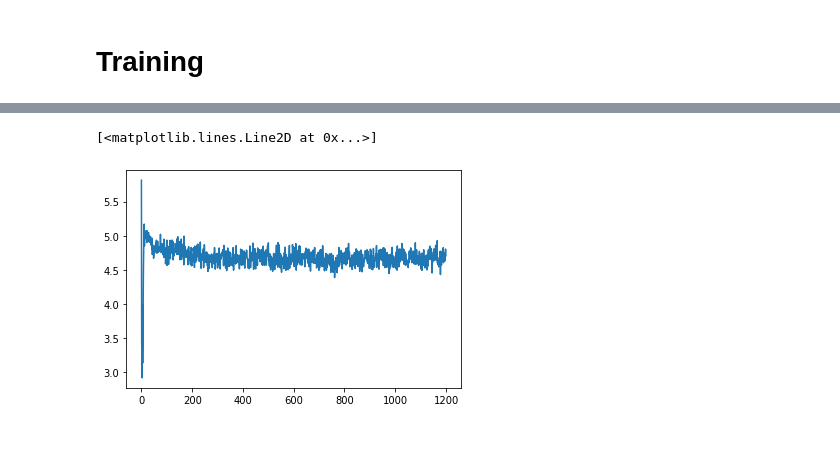
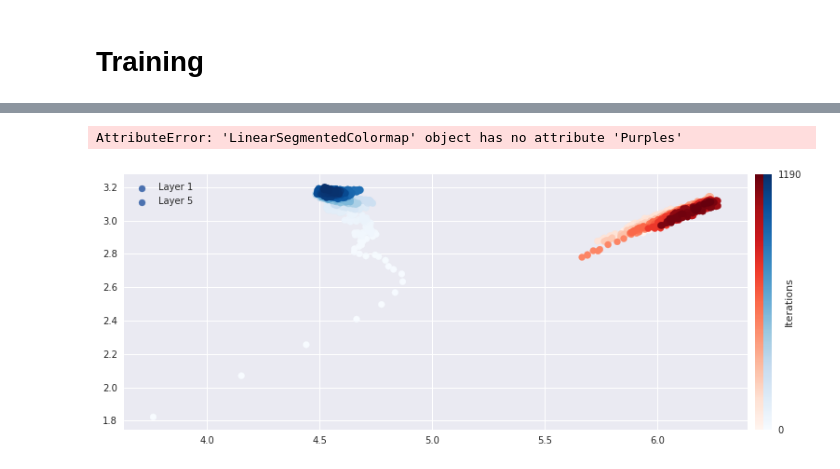
Before and after one commit to SolidusAbi/IPDL, a Jupyter notebook: notebooks/IPTests.ipynb, the cells around one changed output, grey strips where cells are left out. Cells and saved outputs as stored; diff of their text form; code cells hidden in the pictures; blank space fills up the shorter version.

```diff
--- a/notebooks/IPTests.ipynb
+++ b/notebooks/IPTests.ipynb
@@ -354,5 +370,0 @@ plt.show()
-# %%
-plt.plot(net.layer5_IP.getMutualInformation()[0])
-# %% [output]
-[<matplotlib.lines.Line2D at 0x...>]
-[figure, removed]
@@ -369,0 +371,45 @@ Ity_average = moving_average(Ity, 10)
+# %%
+x_1 = moving_average(net.layer1_IP.getMutualInformation()[0])[::4]
+y_1 = moving_average(net.layer1_IP.getMutualInformation()[1])[::4]
+x_2 = moving_average(net.layer5_IP.getMutualInformation()[0])[::1]
+y_2 = moving_average(net.layer5_IP.getMutualInformation()[1])[::1]
+colors = ['Reds', 'Blues', 'Greys', 'Oranges']
+colors_1 = cm.Purples(np.arange(len(x_1)))
+colors_2 = cm.Greens(np.arange(len(x_2)))
+plt.scatter(x_1, y_1, c=colors_1, edgecolors=colors_1[-1], label="Layer 1")
+plt.scatter(x_2, y_2, c=colors_2, edgecolors=colors_2[-1], label="Layer 4")
+# %% [output]
+AttributeError: 'LinearSegmentedColormap' object has no attribute 'Purples'
+# %%
+import matplotlib.pyplot as plt
+import matplotlib as mpl
+
+x_1 = moving_average(net.layer1_IP.getMutualInformation()[0])
+y_1 = moving_average(net.layer1_IP.getMutualInformation()[1])
+x_2 = moving_average(net.layer5_IP.getMutualInformation()[0])
+y_2 = moving_average(net.layer5_IP.getMutualInformation()[1])
+c = np.arange(len(moving_average(net.layer1_IP.getMutualInformation()[1])))
+
+colors = ['Reds', 'Blues']
+
+fig, (ax1) = plt.subplots(figsize=(12, 10), ncols=1)
+fig.subplots_adjust(bottom=0.5, right=0.9)
+
+cmap = plt.cm.get_cmap('Reds')
+cmap2 = plt.cm.get_cmap('Blues')
+sc = ax1.scatter(x_1, y_1, c=c, vmin=0, vmax=c.max(), cmap=cmap, label="Layer 1")
+sc2 = ax1.scatter(x_2, y_2, c=c, vmin=0, vmax=c.max(), cmap=cmap2, label="Layer 5")
+
+ax2 = fig.add_axes([0.91, 0.5, 0.01, 0.38])
+cb=fig.colorbar(sc, cax=ax2, pad=0, )
+cb.set_ticks([])
+
+
+ax3 = fig.add_axes([0.92, 0.5, 0.01, 0.38])
+cb=fig.colorbar(sc2, cax=ax3, pad=0.2, )
+cb.set_ticks([0, c.max()])
+cb.set_label("Iterations", labelpad=-18)
+ax1.legend()
+fig.show()
+# %% [output]
+[figure, added]
```
Also changed, not shown: parts of 14 cells of this notebook, 1 other file.
